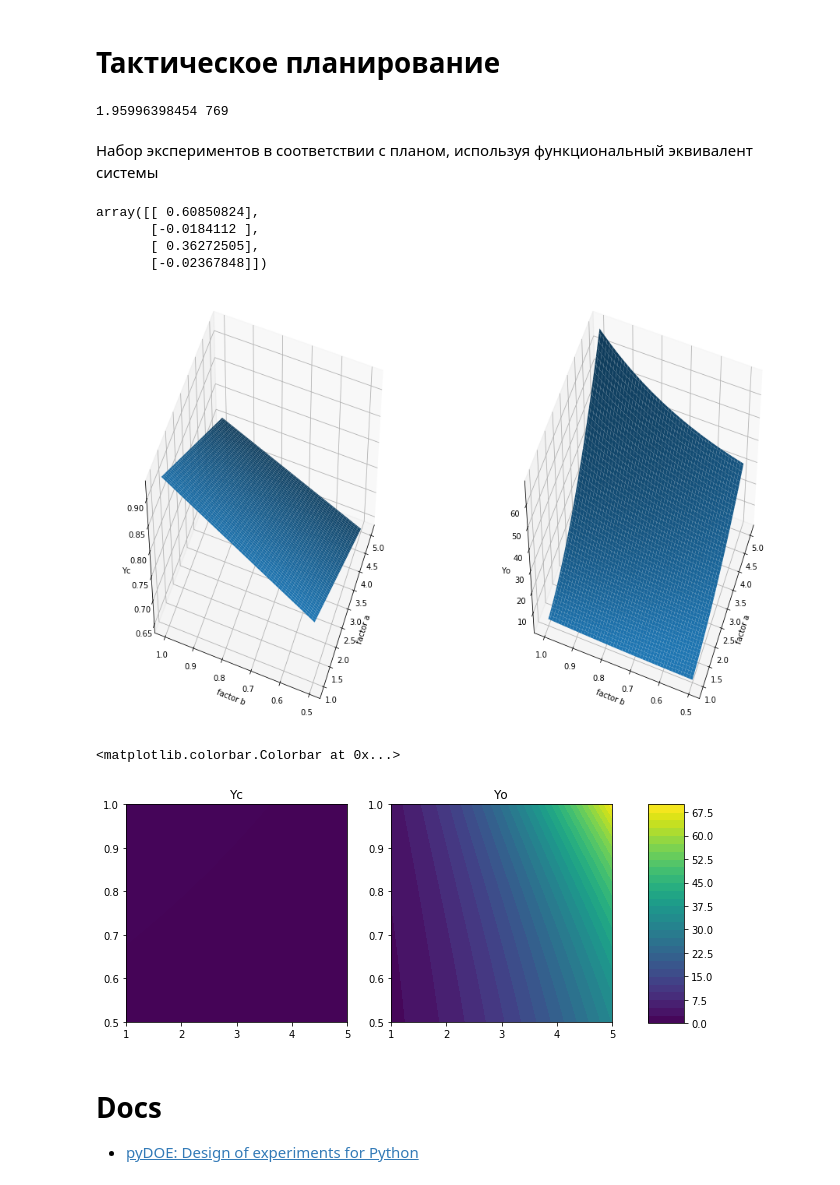
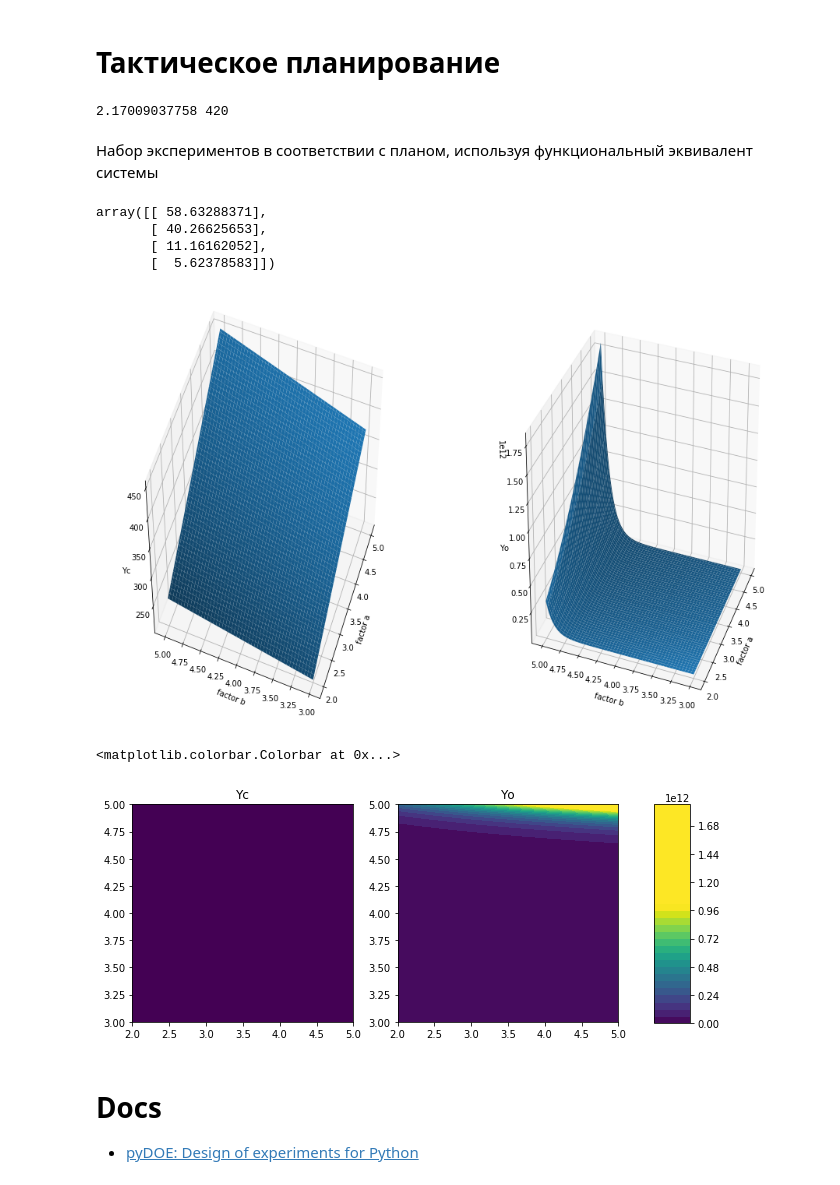
Before and after one commit to tandav/vsu-tasks, a Jupyter notebook: systems-analisys/lab-1.ipynb, the cells around one changed output. Drawn from its saved outputs; the diff is of its cells as text; code cells hidden in the pictures.

```diff
--- a/systems-analisys/lab-1.ipynb
+++ b/systems-analisys/lab-1.ipynb
@@ -259,8 +100,8 @@ ValueError: all the input array dimensions except for the concatenation axis mus
 # Стратегическое планирование
 # %%
 nf = 2
-minf = np.array([1, 0.5])
-maxf = np.array([5, 1])
+minf = np.array([2, 3])
+maxf = np.array([5, 5])
 N = 2**nf
 # %%
 # формирование дробного двухуровневого плана эксперимента для учета взаимодействий
@@ -290,19 +131,24 @@ array([[ 1. ,  0.5],
 # Тактическое планирование
 # %%
 # задание доверительного интервала и уровня значимости
-d_sigma = 0.1
-alpha = 0.05
+d_sigma = 0.15
+alpha = 0.03
 t_сr = norminv(1 - alpha / 2) # t критическое
 ne = int(round(1 + 2*t_сr**2 / d_sigma**2)) # требуемое число испытаний
 
 print(t_сr, ne)
 # %% [output]
-1.95996398454 769
+2.17009037758 420
 # %% [markdown]
 Набор экспериментов в соответствии с планом, используя функциональный эквивалент системы
 # %%
-def systemeqv(a, b):
-    return a + b*np.random.normal()
+# def systemeqv(a, b):
+#     return a + b * np.random.normal()
+
+def systemeqv(b, c):
+    '''erlang'''
+    rand_list = np.random.random(int(c))
+    return -b * np.log(np.prod(rand_list))
 # %%
 # цикл по совокупности экспериментов стратегического плана
 Y = []
@@ -321,10 +167,10 @@ C = np.dot(X, X.T)
 b_ = np.linalg.multi_dot([np.linalg.inv(C), X, Y.T])
 b_
 # %% [output]
-array([[ 0.60850824],
-       [-0.0184112 ],
-       [ 0.36272505],
-       [-0.02367848]])
+array([[ 58.63288371],
+       [ 40.26625653],
+       [ 11.16162052],
+       [  5.62378583]])
 # %%
 A = np.linspace(minf[0], maxf[0], 100)
 B = np.linspace(minf[1], maxf[1], 100)
@@ -354,26 +200,28 @@ ax2.plot_surface(x, y, Yo)
 ax2.set_xlabel('factor a')
 ax2.set_ylabel('factor b')
 ax2.set_zlabel('Yo')
-ax2.view_init(elev=50., azim=200)
+ax2.view_init(elev=30., azim=200)
 # %% [output]
-[figure, old version]
+[figure, new version]
 # %%
 fig, ax = plt.subplots(nrows=1, ncols=2, figsize=(10, 4))
 
 ca = 30
-im = ax[0].contourf(x, y, Yc, ca, vmin=0, vmax=70)
-im = ax[1].contourf(x, y, Yo, ca, vmin=0, vmax=70)
+im = ax[0].contourf(x, y, Yc, ca, vmin=100, vmax=1e12)
+im = ax[1].contourf(x, y, Yo, ca, vmin=100, vmax=1e12)
+# im = ax[0].contourf(x, y, Yc, ca)
+# im = ax[1].contourf(x, y, Yo, ca)
 ax[0].set_title('Yc')
 ax[1].set_title('Yo')
 
 
 fig.subplots_adjust(right=0.8)
 cbar_ax = fig.add_axes([0.85, 0.12, 0.05, 0.76])
 
 fig.colorbar(im, cax=cbar_ax)
 # %% [output]
 <matplotlib.colorbar.Colorbar at 0x...>
-[figure, old version]
+[figure, new version]
 # %% [markdown]
 # Docs
 - [pyDOE: Design of experiments for Python](https://github.com/tisimst/pyDOE)
```
Also changed, not shown: parts of 14 cells of this notebook.
